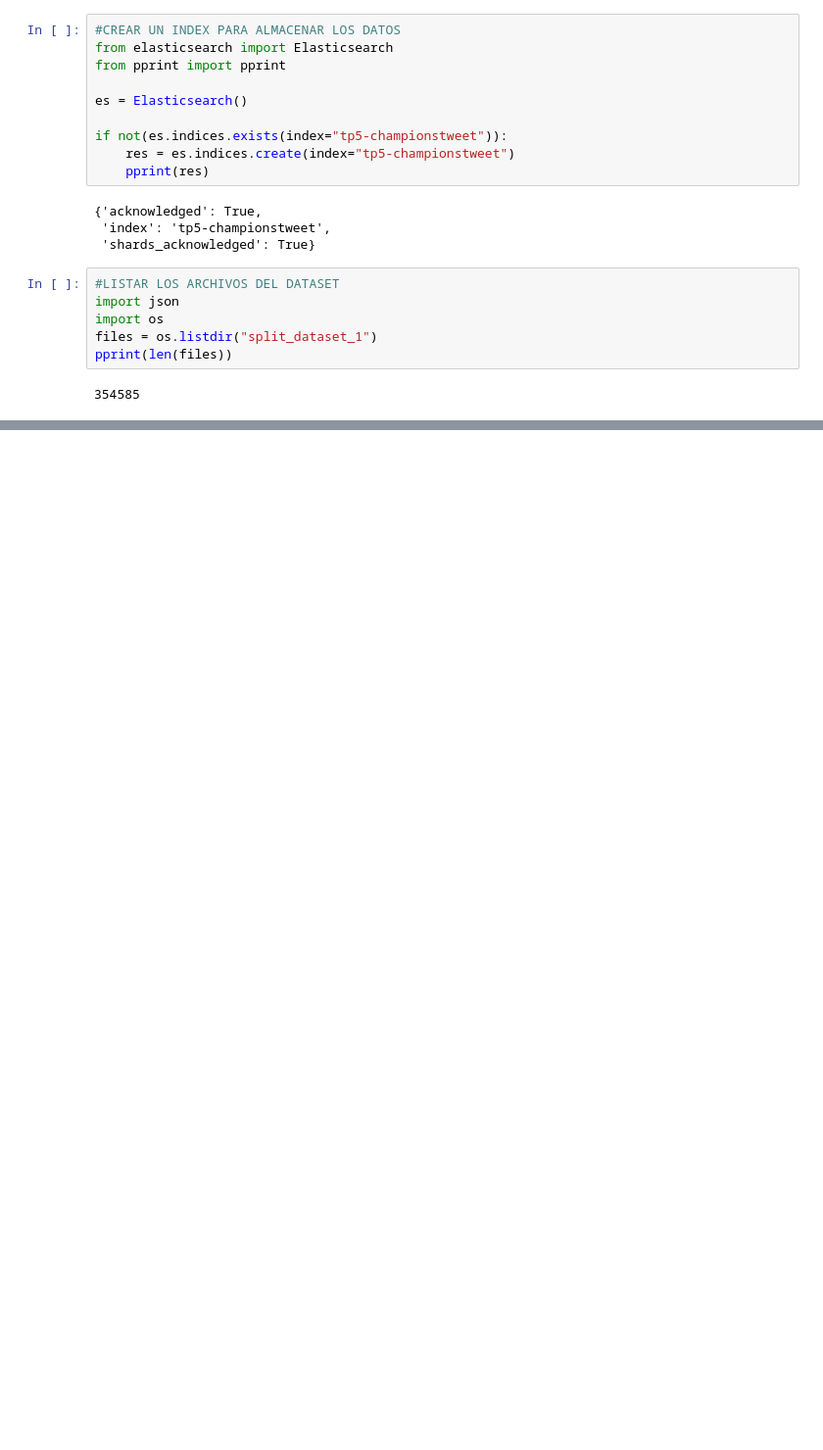
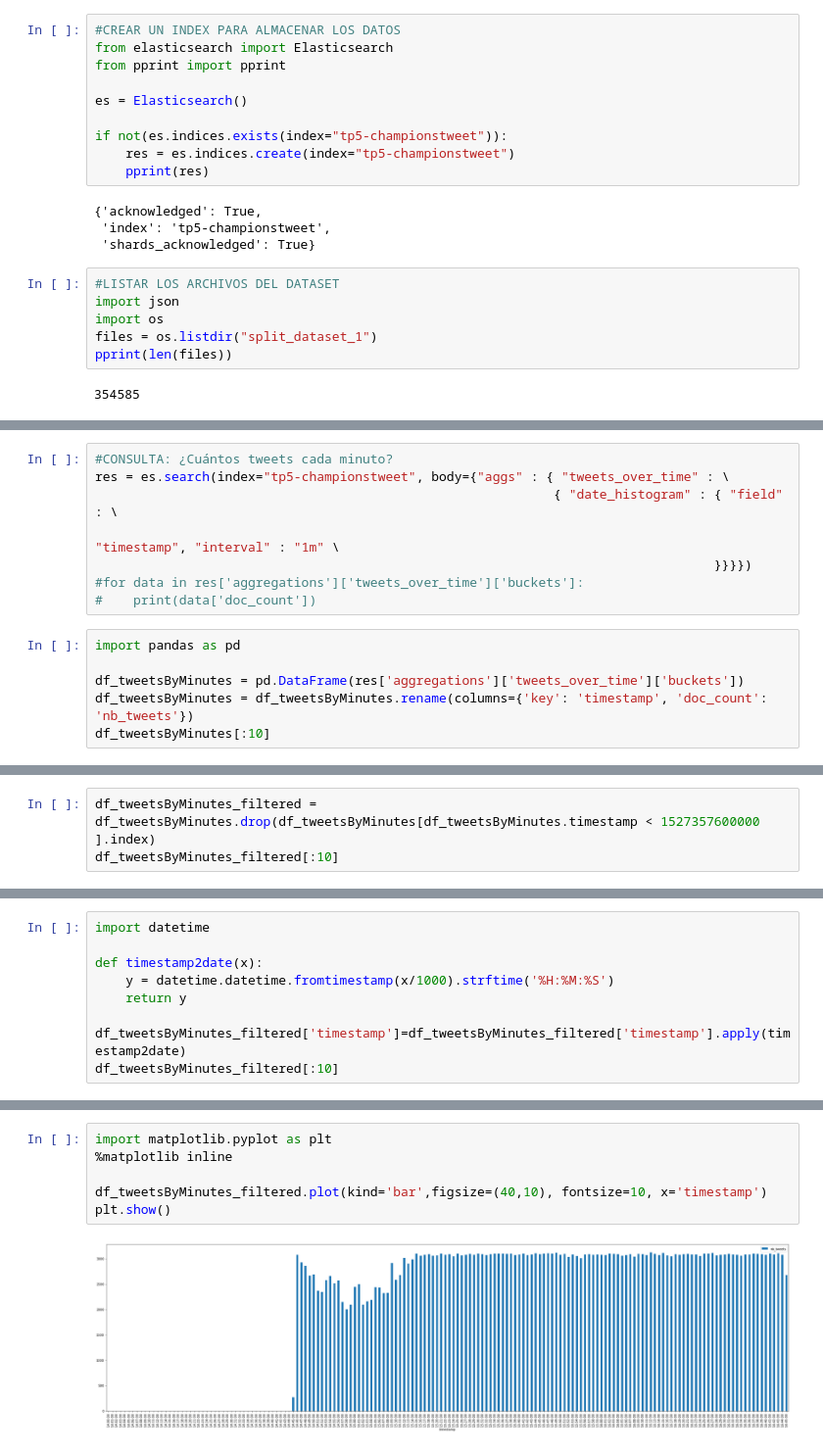
Before and after one commit to matthieuvernier/INFO268, a Jupyter notebook: TP5/TP5- Análisis de tweets durante evento social.ipynb, the cells around one changed output, grey strips where cells are left out. Shown at 98% size. Drawn from its saved outputs; the diff is of its cells as text; blank space fills up the shorter version.

```diff
--- a/TP5/TP5- Análisis de tweets durante evento social.ipynb
+++ b/TP5/TP5- Análisis de tweets durante evento social.ipynb
@@ -79,0 +84,14 @@ TWEET:RT @ActuFoot_: Liverpool pousse dans ce début de match et ne quitte pas l
+# %%
+#CONSULTA: ¿Cuántos tweets cada minuto?
+res = es.search(index="tp5-championstweet", body={"aggs" : { "tweets_over_time" : \
+                                                            { "date_histogram" : { "field" : \
+                                                                                  "timestamp", "interval" : "1m" \
+                                                                                 }}}})
+#for data in res['aggregations']['tweets_over_time']['buckets']:
+#    print(data['doc_count'])
+# %%
+import pandas as pd
+
+df_tweetsByMinutes = pd.DataFrame(res['aggregations']['tweets_over_time']['buckets'])
+df_tweetsByMinutes = df_tweetsByMinutes.rename(columns={'key': 'timestamp', 'doc_count': 'nb_tweets'})
+df_tweetsByMinutes[:10]
@@ -79,0 +110,3 @@ TWEET:RT @ActuFoot_: Liverpool pousse dans ce début de match et ne quitte pas l
+# %%
+df_tweetsByMinutes_filtered = df_tweetsByMinutes.drop(df_tweetsByMinutes[df_tweetsByMinutes.timestamp < 1527357600000 ].index)
+df_tweetsByMinutes_filtered[:10]
@@ -79,0 +125,9 @@ TWEET:RT @ActuFoot_: Liverpool pousse dans ce début de match et ne quitte pas l
+# %%
+import datetime
+
+def timestamp2date(x):
+    y = datetime.datetime.fromtimestamp(x/1000).strftime('%H:%M:%S')
+    return y
+
+df_tweetsByMinutes_filtered['timestamp']=df_tweetsByMinutes_filtered['timestamp'].apply(timestamp2date)
+df_tweetsByMinutes_filtered[:10]
@@ -79,0 +146,8 @@ TWEET:RT @ActuFoot_: Liverpool pousse dans ce début de match et ne quitte pas l
+# %%
+import matplotlib.pyplot as plt
+%matplotlib inline
+
+df_tweetsByMinutes_filtered.plot(kind='bar',figsize=(40,10), fontsize=10, x='timestamp')
+plt.show()
+# %% [output]
+[figure, added]
```
Also changed, not shown: parts of 6 cells of this notebook.
